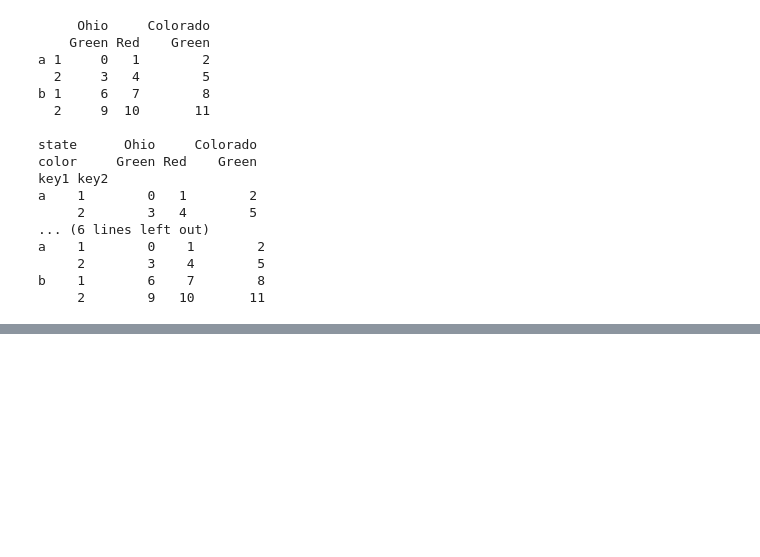
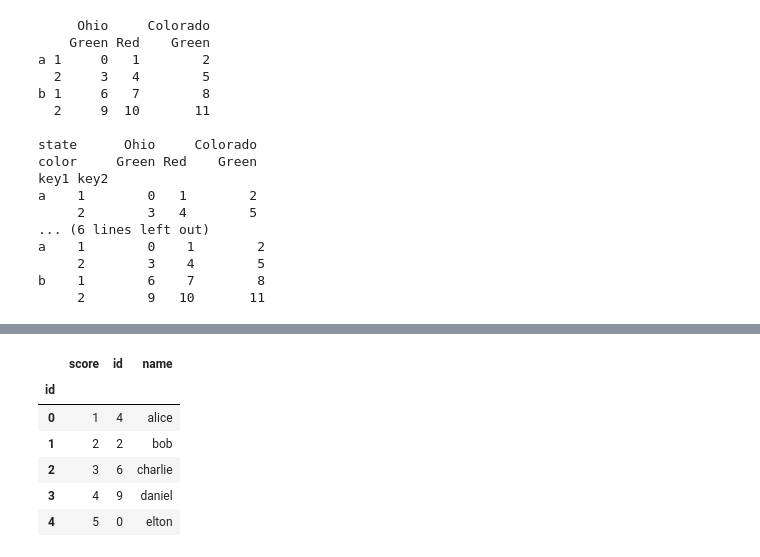
Before and after one commit to sylvainshan/Applied-Data-Analysis, a Jupyter notebook: Exercises/01 - Handling data/pd_tests.ipynb, the cells around one changed output, grey strips where cells are left out. Drawn from its saved outputs; the diff is of its cells as text; code cells hidden in the pictures; blank space fills up the shorter version.

```diff
--- a/Exercises/01 - Handling data/pd_tests.ipynb
+++ b/Exercises/01 - Handling data/pd_tests.ipynb
@@ -263,0 +309,10 @@ b    1        6    7        8
+# %%
+df1.merge(df2, right_index=True, left_on='id')
+# %% [output]
+|  | score | id | name |
+| id |  |  |  |
+| 0 | 1 | 4 | alice |
+| 1 | 2 | 2 | bob |
+| 2 | 3 | 6 | charlie |
+| 3 | 4 | 9 | daniel |
+| 4 | 5 | 0 | elton |
```
Also changed, not shown: parts of 6 cells of this notebook, 4 other files.
